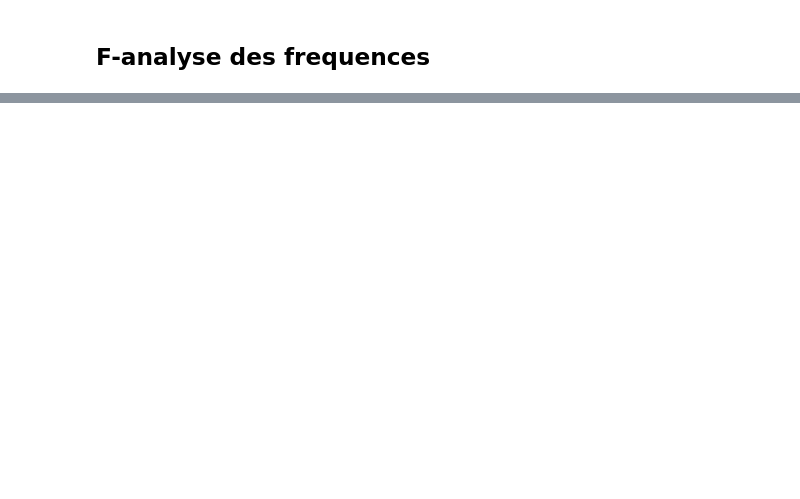
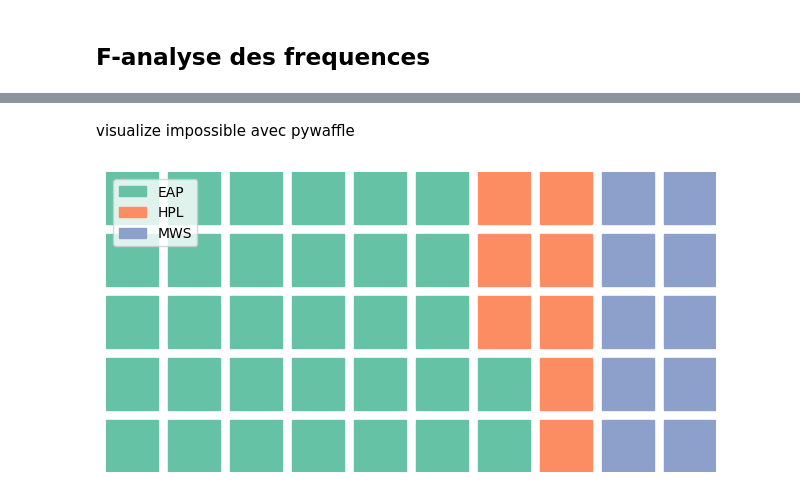
Before and after one commit to amaliahm/NLP_labs, a Jupyter notebook: Tp1/tp1.ipynb, the cells around one changed output, grey strips where cells are left out. Cells and saved outputs as stored; diff of their text form; code cells hidden in the pictures; blank space fills up the shorter version.

```diff
--- a/Tp1/tp1.ipynb
+++ b/Tp1/tp1.ipynb
@@ -236,0 +362,3 @@ refaire l'analyse avec le mots "impossible"
+# %%
+df['impossible_count'] = df['text'].apply(lambda x: x.count('impossible'))
+impossible_by_author = df.groupby('author')['impossible_count'].sum()
@@ -236,0 +373,7 @@ refaire l'analyse avec le mots "impossible"
+# %% [markdown]
+visualize impossible avec pywaffle
+# %%
+plt.figure(FigureClass=Waffle, rows=5, columns=10, values=impossible_by_author.to_dict(), legend={'loc': 'upper left'})
+plt.show()
+# %% [output]
+[figure, added]
```
Also changed, not shown: parts of 77 cells of this notebook, 1 other file.
